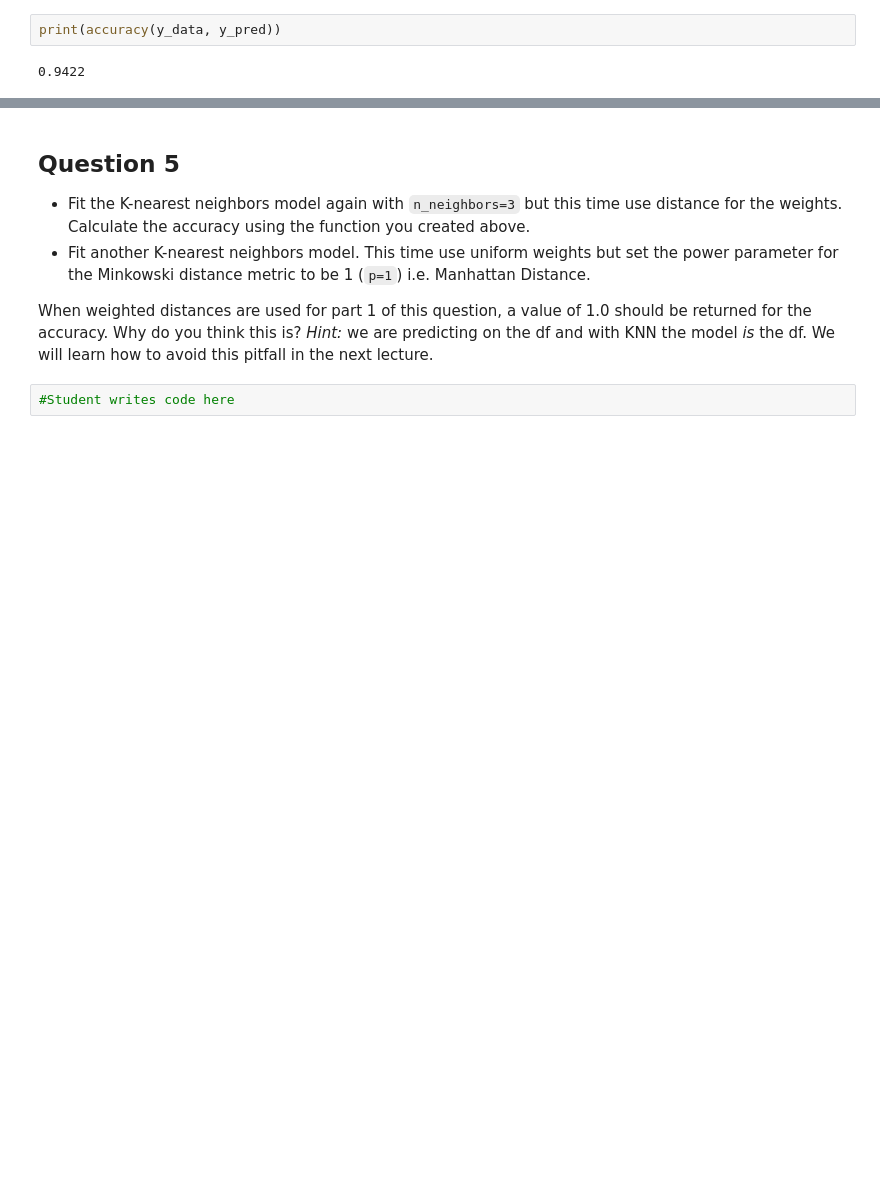
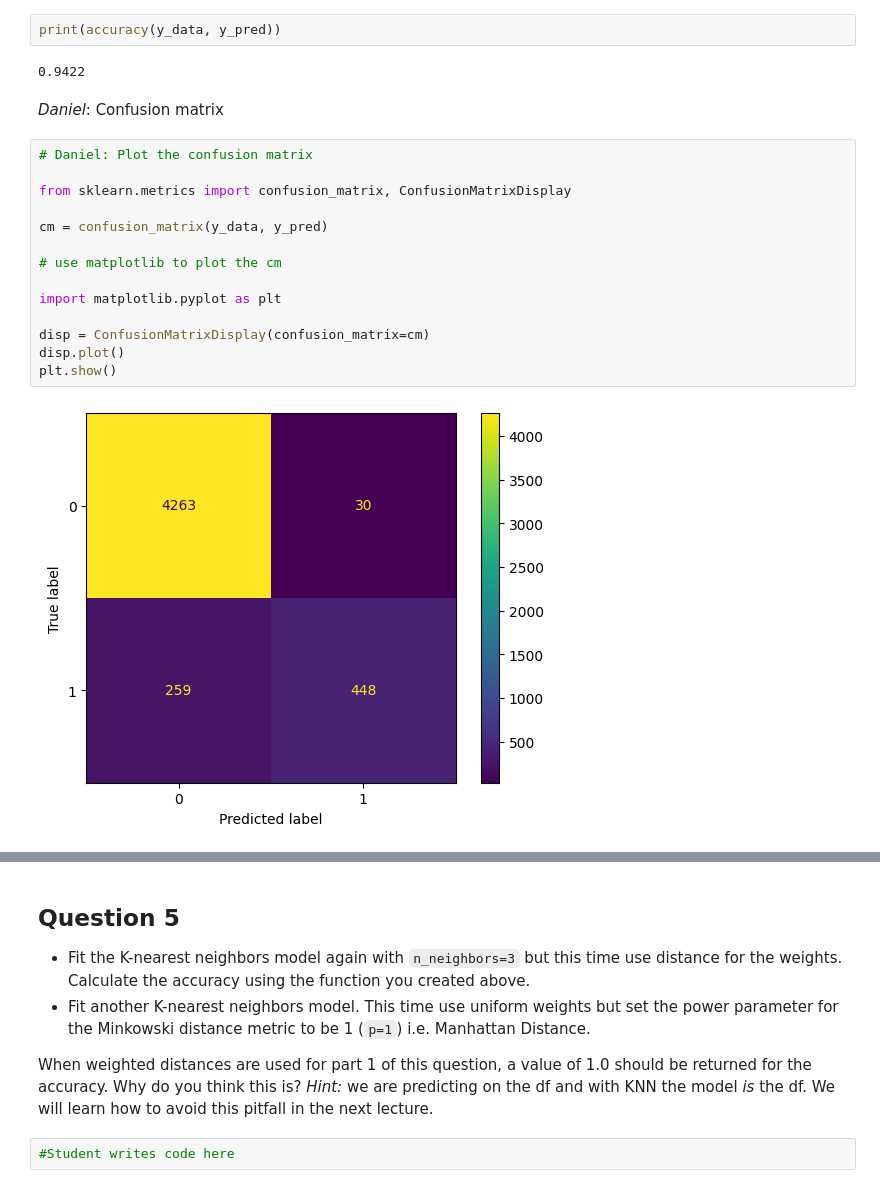
Before and after one commit to dattali18/machine_learning_msc_course, a Jupyter notebook: week2/notebook/week2_knn_hw.ipynb, the cells around one changed output, grey strips where cells are left out. Cells and saved outputs as stored; diff of their text form; blank space fills up the shorter version.

Commit message:
added confusion matrix + scores

```diff
--- a/week2/notebook/week2_knn_hw.ipynb
+++ b/week2/notebook/week2_knn_hw.ipynb
@@ -263,3 +263,21 @@ def accuracy(real, predict):
 print(accuracy(y_data, y_pred))
 # %% [output]
 0.9422
+# %% [markdown]
+*Daniel*: Confusion matrix
+# %%
+# Daniel: Plot the confusion matrix
+
+from sklearn.metrics import confusion_matrix, ConfusionMatrixDisplay
+
+cm = confusion_matrix(y_data, y_pred)
+
+# use matplotlib to plot the cm
+
+import matplotlib.pyplot as plt
+
+disp = ConfusionMatrixDisplay(confusion_matrix=cm)
+disp.plot()
+plt.show()
+# %% [output]
+[figure, added]
```
Also changed, not shown: parts of 1 cell of this notebook.
